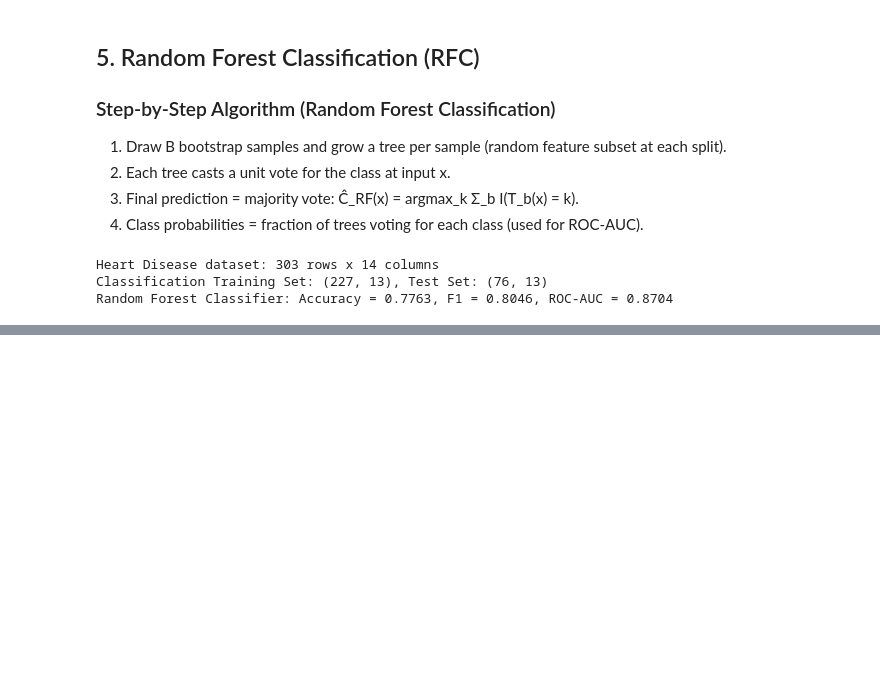
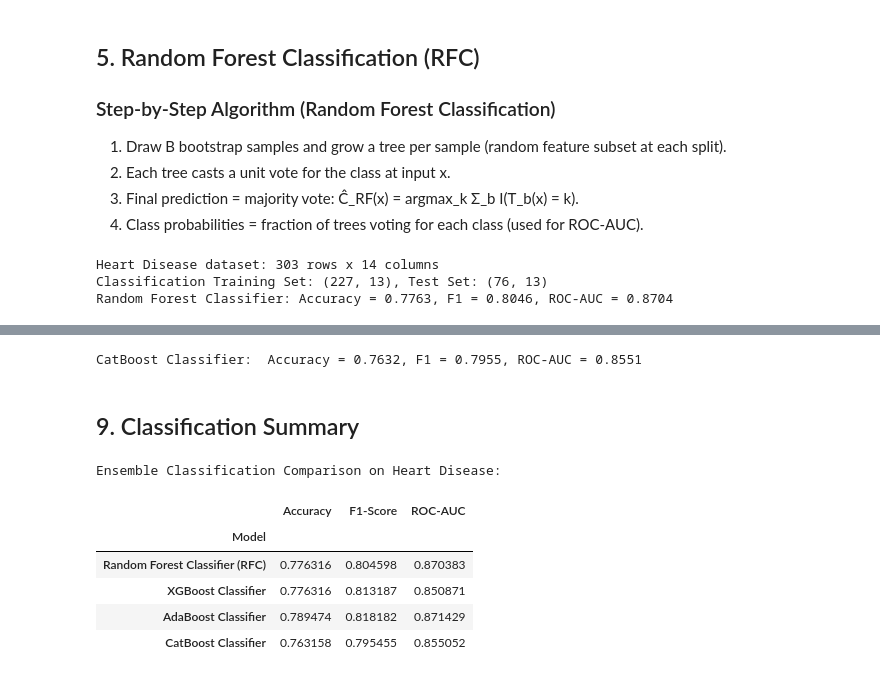
Before and after one commit to Atik203/ML-Algorithms, a Jupyter notebook: notebooks/04_ensemble_learning.ipynb, the cells around one changed output, grey strips where cells are left out. Drawn from its saved outputs; the diff is of its cells as text; code cells hidden in the pictures; blank space fills up the shorter version.

```diff
--- a/notebooks/04_ensemble_learning.ipynb
+++ b/notebooks/04_ensemble_learning.ipynb
@@ -260,0 +318,49 @@ Random Forest Classifier: Accuracy = 0.7763, F1 = 0.8046, ROC-AUC = 0.8704
+# %%
+# ---- CatBoost classification with native categorical features ----
+# Identify categorical columns in the raw (unencoded) heart data
+categorical_cols = X_clf_raw.select_dtypes(include=['object', 'category']).columns.tolist()
+X_raw_cb = X_clf_raw.copy()
+for col in categorical_cols:
+    X_raw_cb[col] = X_raw_cb[col].astype(str)
+
+# Same stratified split on the raw feature table
+X_tr_cb, X_te_cb, y_tr_cb, y_te_cb = train_test_split(
+    X_raw_cb, y_clf, test_size=0.25, random_state=42, stratify=y_clf
+)
+
+cb_clf = cb.CatBoostClassifier(
+    iterations=150, learning_rate=0.08, depth=5,
+    cat_features=categorical_cols, random_seed=42, verbose=False
+)
+cb_clf.fit(X_tr_cb, y_tr_cb)
+
+y_pred_cb_c = cb_clf.predict(X_te_cb)
+y_prob_cb_c = cb_clf.predict_proba(X_te_cb)[:, 1]
+
+acc_cb_c = accuracy_score(y_te_cb, y_pred_cb_c)
+f1_cb_c = f1_score(y_te_cb, y_pred_cb_c)
+auc_cb_c = roc_auc_score(y_te_cb, y_prob_cb_c)
+print(f"CatBoost Classifier:  Accuracy = {acc_cb_c:.4f}, F1 = {f1_cb_c:.4f}, ROC-AUC = {auc_cb_c:.4f}")
+# %% [output]
+CatBoost Classifier:  Accuracy = 0.7632, F1 = 0.7955, ROC-AUC = 0.8551
+# %% [markdown]
+## 9. Classification Summary
+# %%
+# ---- Classification comparison: RFC vs XGBoost vs AdaBoost vs CatBoost ----
+clf_comparison = pd.DataFrame([
+    {"Model": "Random Forest Classifier (RFC)", "Accuracy": acc_rfc, "F1-Score": f1_rfc, "ROC-AUC": auc_rfc},
+    {"Model": "XGBoost Classifier",             "Accuracy": acc_xgb_c, "F1-Score": f1_xgb_c, "ROC-AUC": auc_xgb_c},
+    {"Model": "AdaBoost Classifier",            "Accuracy": acc_ada_c, "F1-Score": f1_ada_c, "ROC-AUC": auc_ada_c},
+    {"Model": "CatBoost Classifier",            "Accuracy": acc_cb_c, "F1-Score": f1_cb_c, "ROC-AUC": auc_cb_c},
+]).set_index("Model")
+
+print("Ensemble Classification Comparison on Heart Disease:")
+display(clf_comparison.style.highlight_max(subset=['Accuracy', 'F1-Score', 'ROC-AUC'], color='lightgreen'))
+# %% [output]
+Ensemble Classification Comparison on Heart Disease:
+|  | Accuracy | F1-Score | ROC-AUC |
+| Model |  |  |  |
+| Random Forest Classifier (RFC) | 0.776316 | 0.804598 | 0.870383 |
+| XGBoost Classifier | 0.776316 | 0.813187 | 0.850871 |
+| AdaBoost Classifier | 0.789474 | 0.818182 | 0.871429 |
+| CatBoost Classifier | 0.763158 | 0.795455 | 0.855052 |
```
Also changed, not shown: parts of 6 cells of this notebook, 21 other files.
